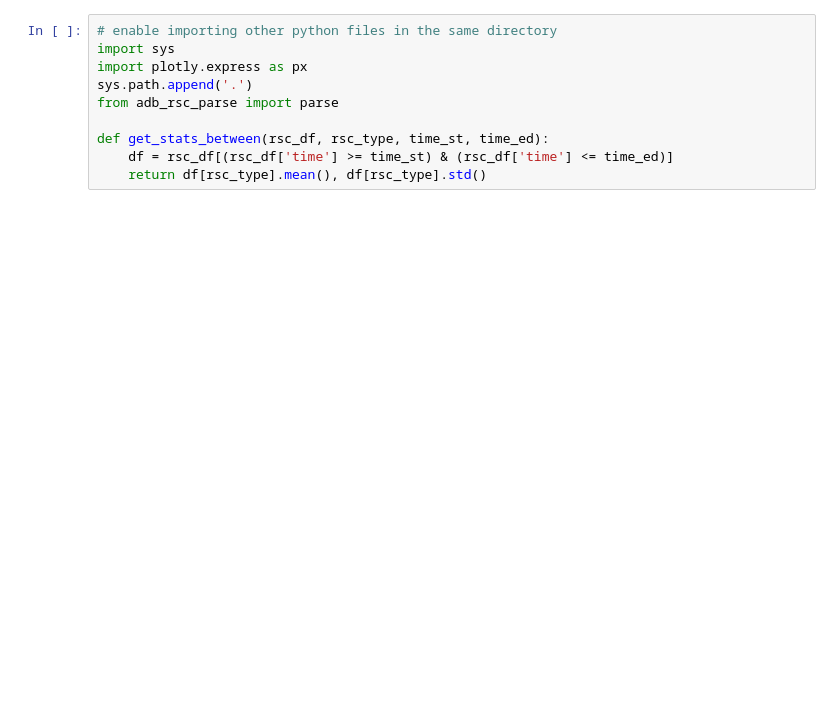
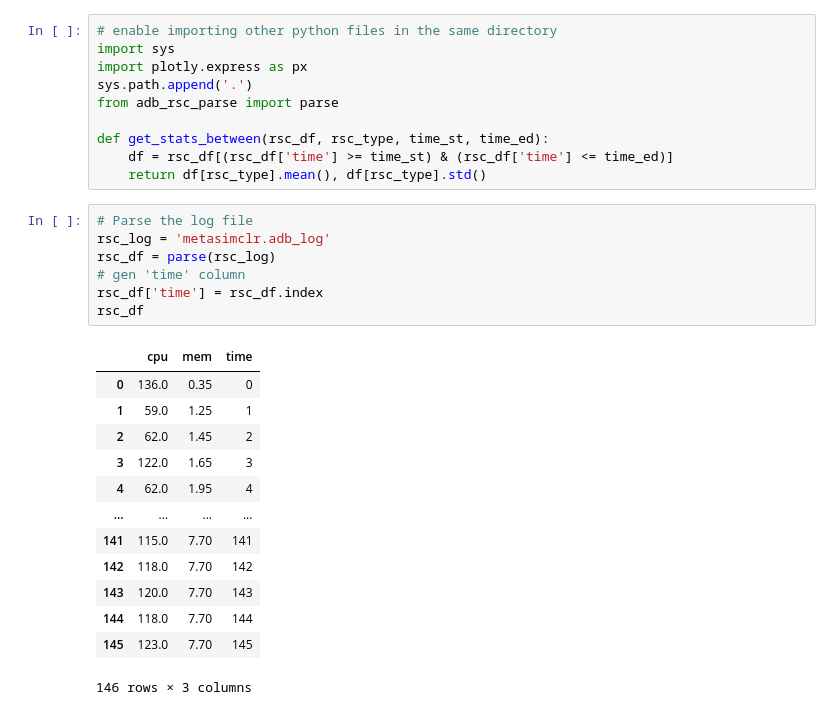
Before and after one commit to diamond264/augcon, a Jupyter notebook: scripts/utils/adb_rsc_plot.ipynb, the cells around one changed output. Cells and saved outputs as stored; diff of their text form; blank space fills up the shorter version.

```diff
--- a/scripts/utils/adb_rsc_plot.ipynb
+++ b/scripts/utils/adb_rsc_plot.ipynb
@@ -8,3 +8,24 @@ from adb_rsc_parse import parse
 def get_stats_between(rsc_df, rsc_type, time_st, time_ed):
     df = rsc_df[(rsc_df['time'] >= time_st) & (rsc_df['time'] <= time_ed)]
     return df[rsc_type].mean(), df[rsc_type].std()
+# %%
+# Parse the log file
+rsc_log = 'metasimclr.adb_log'
+rsc_df = parse(rsc_log)
+# gen 'time' column
+rsc_df['time'] = rsc_df.index
+rsc_df
+# %% [output]
+|  | cpu | mem | time |
+| 0 | 136.0 | 0.35 | 0 |
+| 1 | 59.0 | 1.25 | 1 |
+| 2 | 62.0 | 1.45 | 2 |
+| 3 | 122.0 | 1.65 | 3 |
+| 4 | 62.0 | 1.95 | 4 |
+| ... | ... | ... | ... |
+| 141 | 115.0 | 7.70 | 141 |
+| 142 | 118.0 | 7.70 | 142 |
+| 143 | 120.0 | 7.70 | 143 |
+| 144 | 118.0 | 7.70 | 144 |
+| 145 | 123.0 | 7.70 | 145 |
+146 rows × 3 columns
```
Also changed, not shown: parts of 16 cells of this notebook, 4 other files.
